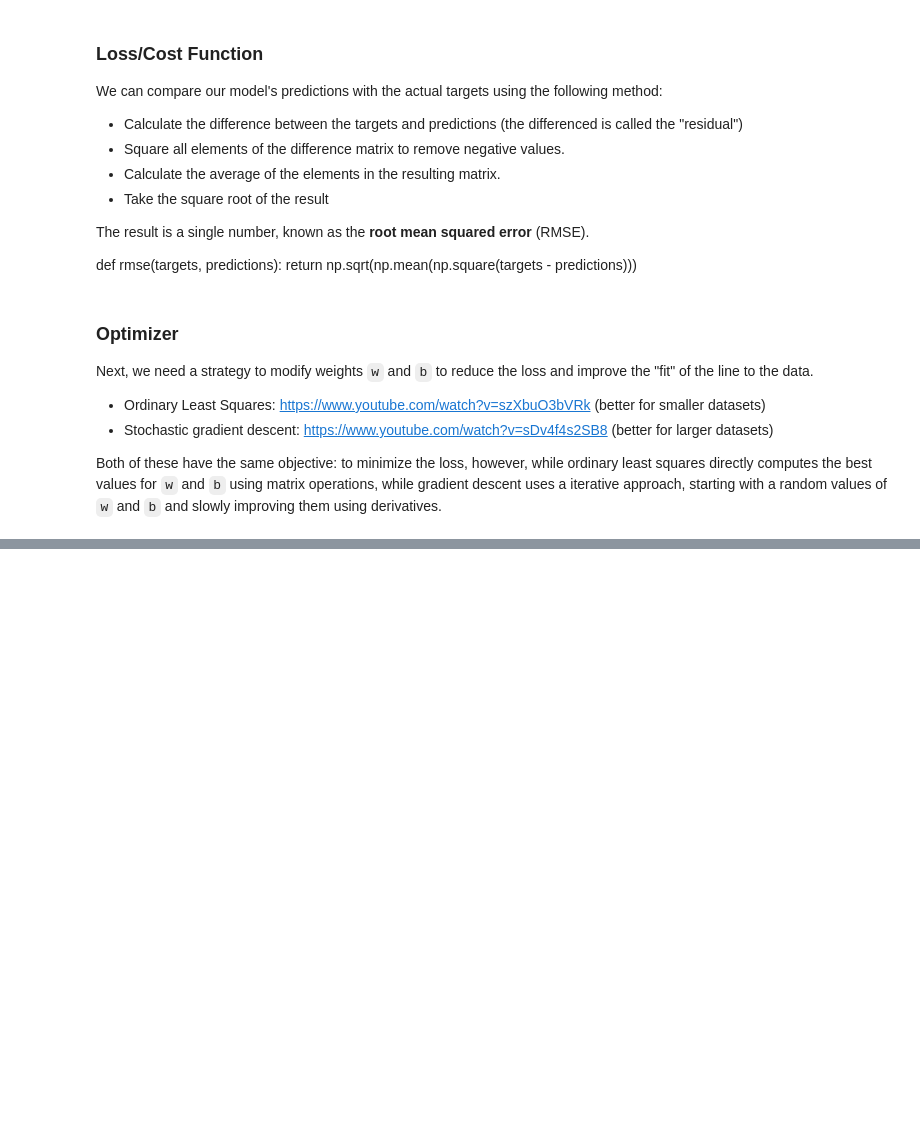
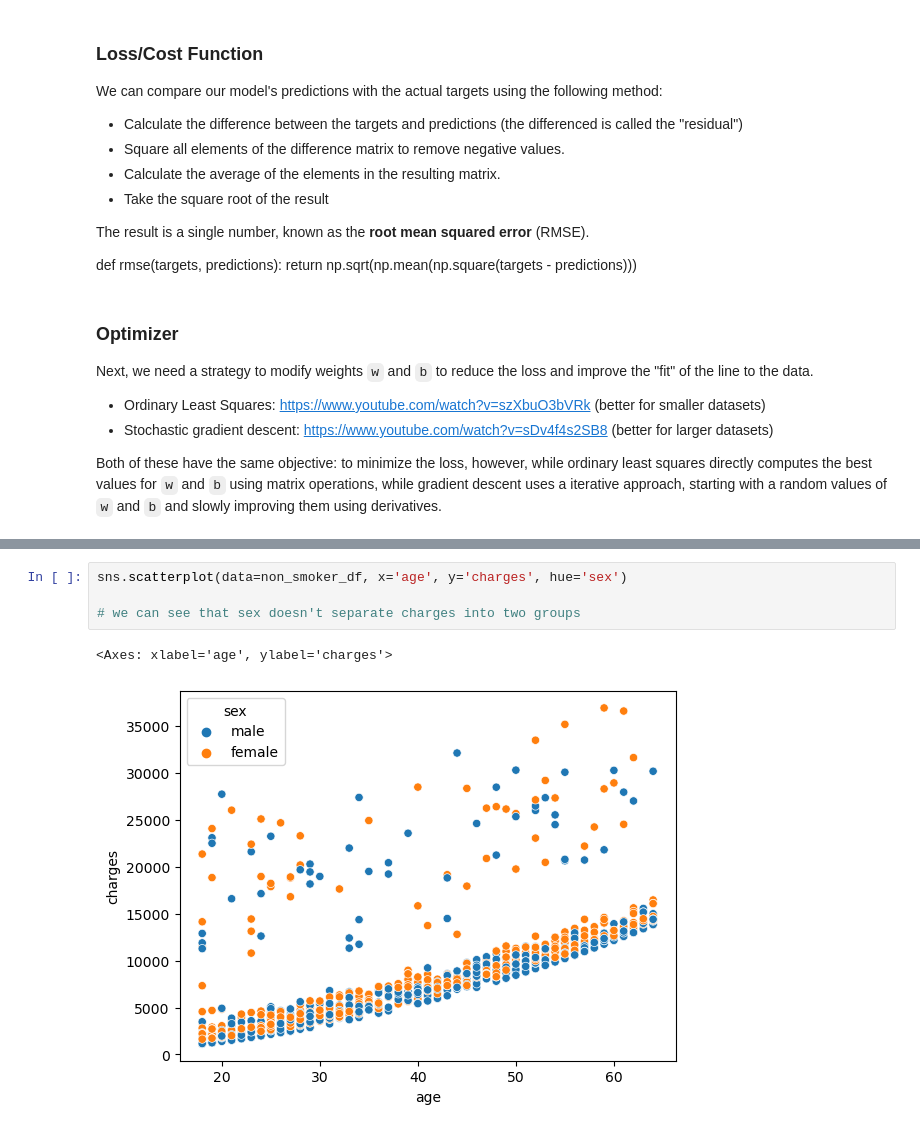
Before and after one commit to sandra-biology/Data-Analytics-A, a Jupyter notebook: Linear regression project - model.ipynb, the cells around one changed output, grey strips where cells are left out. Saved outputs shown, nothing was run; the diff lists cells and outputs as text; blank space fills up the shorter version.

Commit message:
added attempts at finding criteria to separate the data

```diff
--- a/Linear regression project - model.ipynb
+++ b/Linear regression project - model.ipynb
@@ -78,0 +225,7 @@ Let's use the `LinearRegression` class from `scikit-learn` to find the best fit
+# %%
+sns.scatterplot(data=non_smoker_df, x='age', y='charges', hue='sex')
+
+# we can see that sex doesn't separate charges into two groups
+# %% [output]
+<Axes: xlabel='age', ylabel='charges'>
+[figure, added]
```
Also changed, not shown: parts of 22 cells of this notebook.
